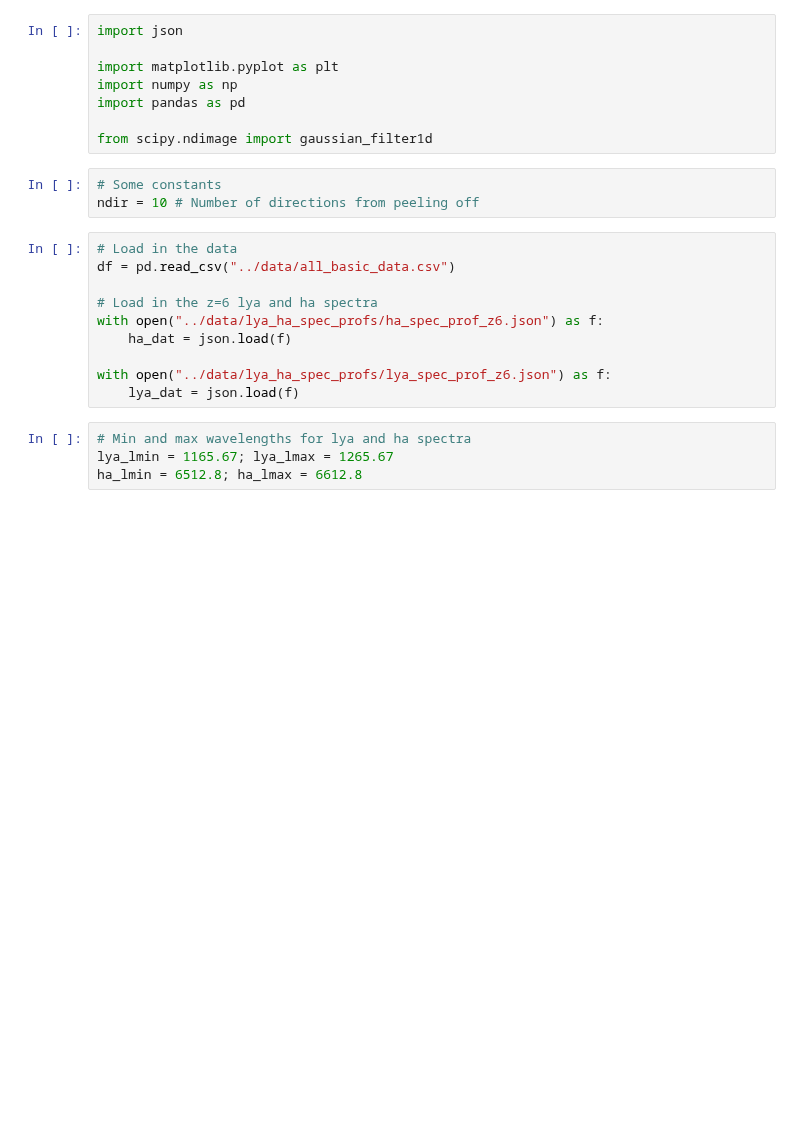
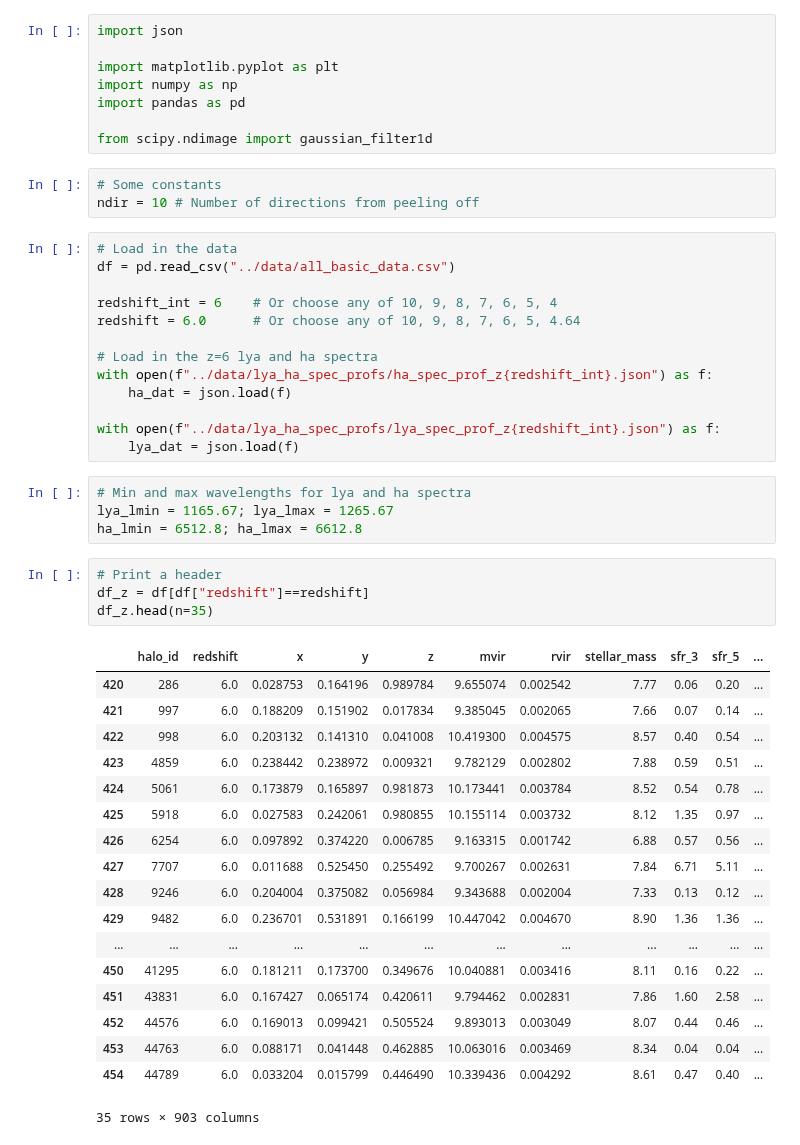
Before and after one commit to HarleyKatz/SPHINX-20-data, a Jupyter notebook: notebooks/sphinx_20_manual_01-lya_and_ha_spec_and_prof.ipynb, the cells around one changed output. Saved outputs shown, nothing was run; the diff lists cells and outputs as text; blank space fills up the shorter version.

```diff
--- a/notebooks/sphinx_20_manual_01-lya_and_ha_spec_and_prof.ipynb
+++ b/notebooks/sphinx_20_manual_01-lya_and_ha_spec_and_prof.ipynb
@@ -13,14 +13,40 @@ ndir = 10 # Number of directions from peeling off
 # Load in the data
 df = pd.read_csv("../data/all_basic_data.csv")
 
+redshift_int = 6    # Or choose any of 10, 9, 8, 7, 6, 5, 4
+redshift = 6.0      # Or choose any of 10, 9, 8, 7, 6, 5, 4.64
+
 # Load in the z=6 lya and ha spectra
-with open("../data/lya_ha_spec_profs/ha_spec_prof_z6.json") as f:
+with open(f"../data/lya_ha_spec_profs/ha_spec_prof_z{redshift_int}.json") as f:
     ha_dat = json.load(f)
 
-with open("../data/lya_ha_spec_profs/lya_spec_prof_z6.json") as f:
+with open(f"../data/lya_ha_spec_profs/lya_spec_prof_z{redshift_int}.json") as f:
     lya_dat = json.load(f)
 # %%
 # Min and max wavelengths for lya and ha spectra
 lya_lmin = 1165.67; lya_lmax = 1265.67
 ha_lmin = 6512.8; ha_lmax = 6612.8
+# %%
+# Print a header
+df_z = df[df["redshift"]==redshift]
+df_z.head(n=35)
+# %% [output]
+|  | halo_id | redshift | x | y | z | mvir | rvir | stellar_mass | sfr_3 | sfr_5 | ... |
+| 420 | 286 | 6.0 | 0.028753 | 0.164196 | 0.989784 | 9.655074 | 0.002542 | 7.77 | 0.06 | 0.20 | ... |
+| 421 | 997 | 6.0 | 0.188209 | 0.151902 | 0.017834 | 9.385045 | 0.002065 | 7.66 | 0.07 | 0.14 | ... |
+| 422 | 998 | 6.0 | 0.203132 | 0.141310 | 0.041008 | 10.419300 | 0.004575 | 8.57 | 0.40 | 0.54 | ... |
+| 423 | 4859 | 6.0 | 0.238442 | 0.238972 | 0.009321 | 9.782129 | 0.002802 | 7.88 | 0.59 | 0.51 | ... |
+| 424 | 5061 | 6.0 | 0.173879 | 0.165897 | 0.981873 | 10.173441 | 0.003784 | 8.52 | 0.54 | 0.78 | ... |
+| 425 | 5918 | 6.0 | 0.027583 | 0.242061 | 0.980855 | 10.155114 | 0.003732 | 8.12 | 1.35 | 0.97 | ... |
+| 426 | 6254 | 6.0 | 0.097892 | 0.374220 | 0.006785 | 9.163315 | 0.001742 | 6.88 | 0.57 | 0.56 | ... |
+| 427 | 7707 | 6.0 | 0.011688 | 0.525450 | 0.255492 | 9.700267 | 0.002631 | 7.84 | 6.71 | 5.11 | ... |
+| 428 | 9246 | 6.0 | 0.204004 | 0.375082 | 0.056984 | 9.343688 | 0.002004 | 7.33 | 0.13 | 0.12 | ... |
+| 429 | 9482 | 6.0 | 0.236701 | 0.531891 | 0.166199 | 10.447042 | 0.004670 | 8.90 | 1.36 | 1.36 | ... |
+| ... | ... | ... | ... | ... | ... | ... | ... | ... | ... | ... | ... |
+| 450 | 41295 | 6.0 | 0.181211 | 0.173700 | 0.349676 | 10.040881 | 0.003416 | 8.11 | 0.16 | 0.22 | ... |
+| 451 | 43831 | 6.0 | 0.167427 | 0.065174 | 0.420611 | 9.794462 | 0.002831 | 7.86 | 1.60 | 2.58 | ... |
+| 452 | 44576 | 6.0 | 0.169013 | 0.099421 | 0.505524 | 9.893013 | 0.003049 | 8.07 | 0.44 | 0.46 | ... |
+| 453 | 44763 | 6.0 | 0.088171 | 0.041448 | 0.462885 | 10.063016 | 0.003469 | 8.34 | 0.04 | 0.04 | ... |
+| 454 | 44789 | 6.0 | 0.033204 | 0.015799 | 0.446490 | 10.339436 | 0.004292 | 8.61 | 0.47 | 0.40 | ... |
+35 rows × 903 columns
 # %%
```
Also changed, not shown: parts of 3 cells of this notebook.
